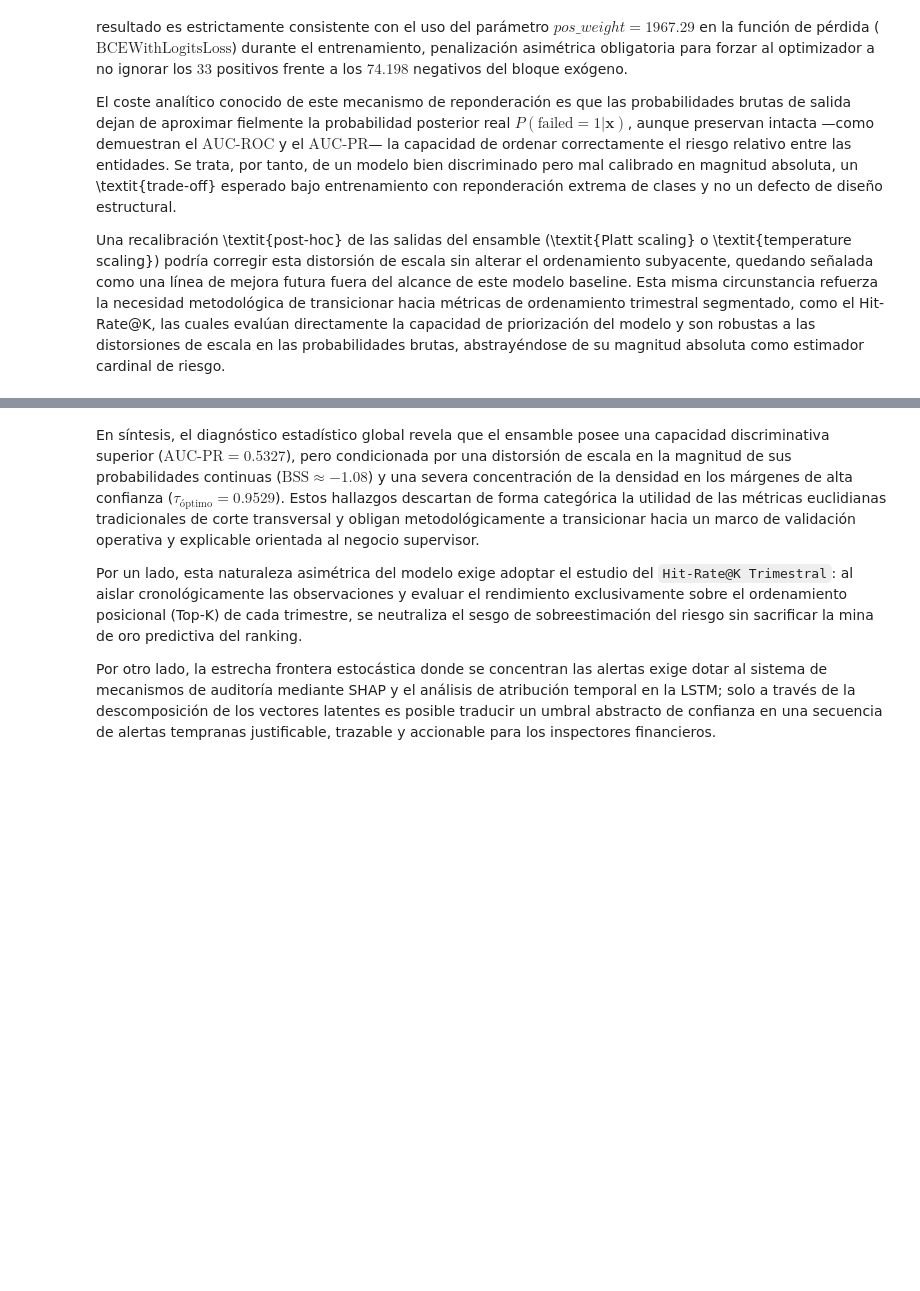
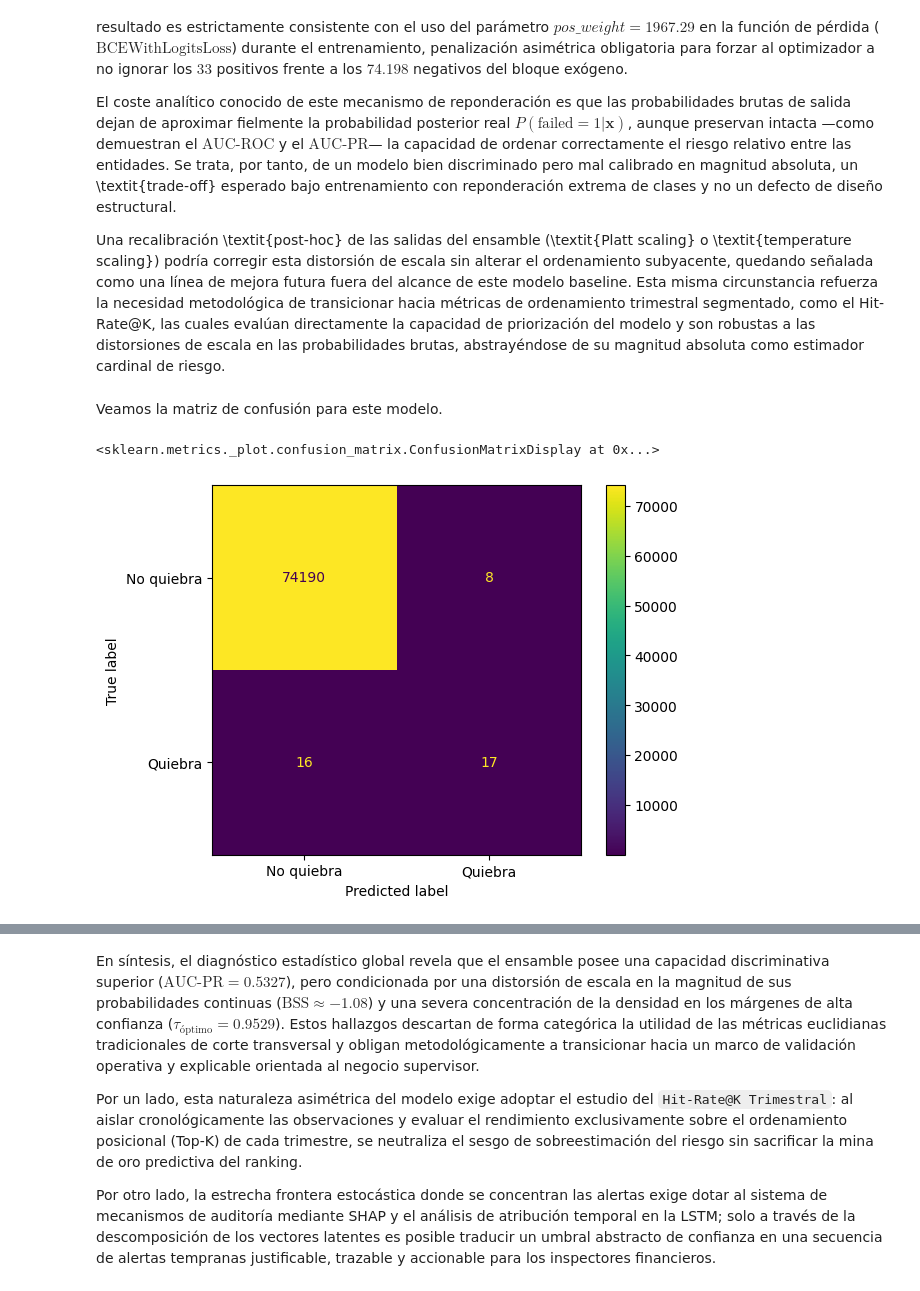
Before and after one commit to andrescarro192/tfm-financial_risk, a Jupyter notebook: notebooks/04_modelo_baseline.ipynb, the cells around one changed output, grey strips where cells are left out. Cells and saved outputs as stored; diff of their text form; code cells hidden in the pictures; blank space fills up the shorter version.

Commit message:
feat:matriz de confusion y la justificación del Hit Rate@K

```diff
--- a/notebooks/04_modelo_baseline.ipynb
+++ b/notebooks/04_modelo_baseline.ipynb
@@ -1637,3 +1637,18 @@ bajo esta arquitectura arroja un valor de aproximadamente $-1.08$, lo que indica
 El coste analítico conocido de este mecanismo de reponderación es que las probabilidades brutas de salida dejan de aproximar fielmente la probabilidad posterior real $P(\text{failed}=1|\mathbf{x})$, aunque preservan intacta —como demuestran el $\text{AUC-ROC}$ y el $\text{AUC-PR}$— la capacidad de ordenar correctamente el riesgo relativo entre las entidades. Se trata, por tanto, de un modelo bien discriminado pero mal calibrado en magnitud absoluta, un \textit{trade-off} esperado bajo entrenamiento con reponderación extrema de clases y no un defecto de diseño estructural.
 
 Una recalibración \textit{post-hoc} de las salidas del ensamble (\textit{Platt scaling} o \textit{temperature scaling}) podría corregir esta distorsión de escala sin alterar el ordenamiento subyacente, quedando señalada como una línea de mejora futura fuera del alcance de este modelo baseline. Esta misma circunstancia refuerza la necesidad metodológica de transicionar hacia métricas de ordenamiento trimestral segmentado, como el Hit-Rate@K, las cuales evalúan directamente la capacidad de priorización del modelo y son robustas a las distorsiones de escala en las probabilidades brutas, abstrayéndose de su magnitud absoluta como estimador cardinal de riesgo.
+# %% [markdown]
+Veamos la matriz de confusión para este modelo.
+# %%
+from sklearn.metrics import confusion_matrix, ConfusionMatrixDisplay
+
+threshold = resultados_eval["f1_max_threshold"]
+y_true = resultados_eval["targets"]
+y_pred = (resultados_eval["probs"] >= threshold).astype(int)
+
+cm = confusion_matrix(y_true, y_pred)
+disp = ConfusionMatrixDisplay(confusion_matrix=cm, display_labels=["No quiebra", "Quiebra"])
+disp.plot()
+# %% [output]
+<sklearn.metrics._plot.confusion_matrix.ConfusionMatrixDisplay at 0x...>
+[figure, added]
```
Also changed, not shown: parts of 1 cell of this notebook, 1 other file.
